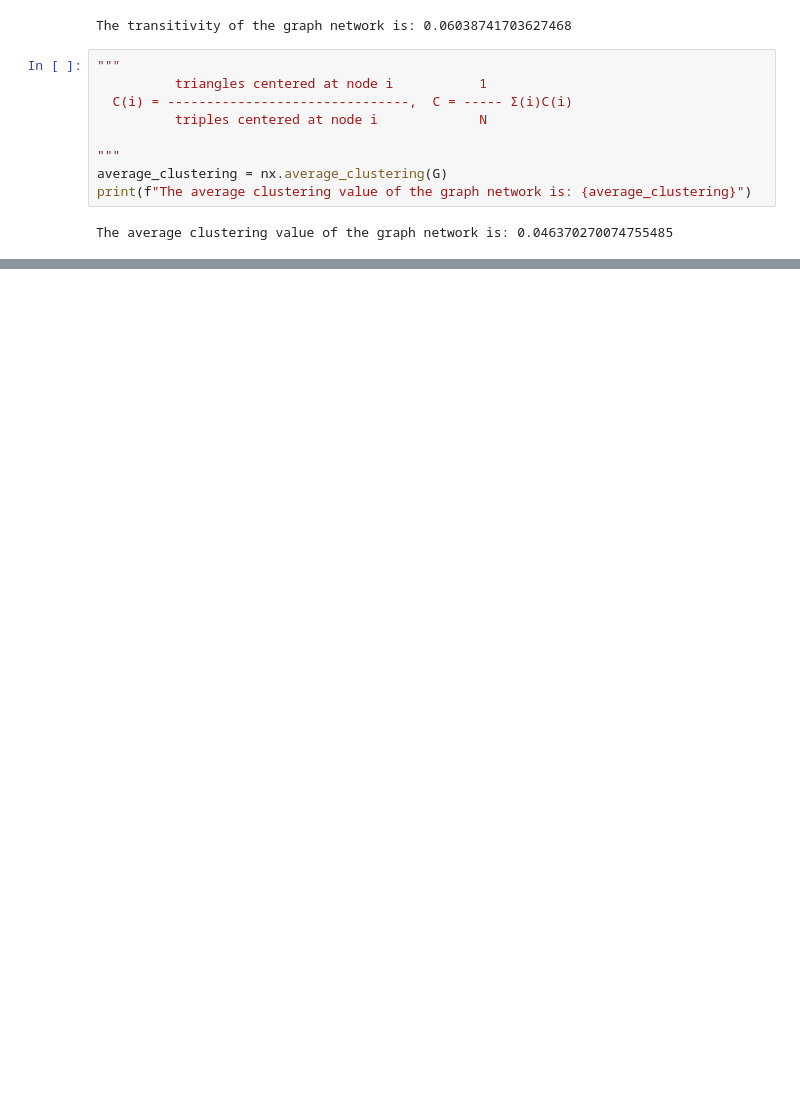
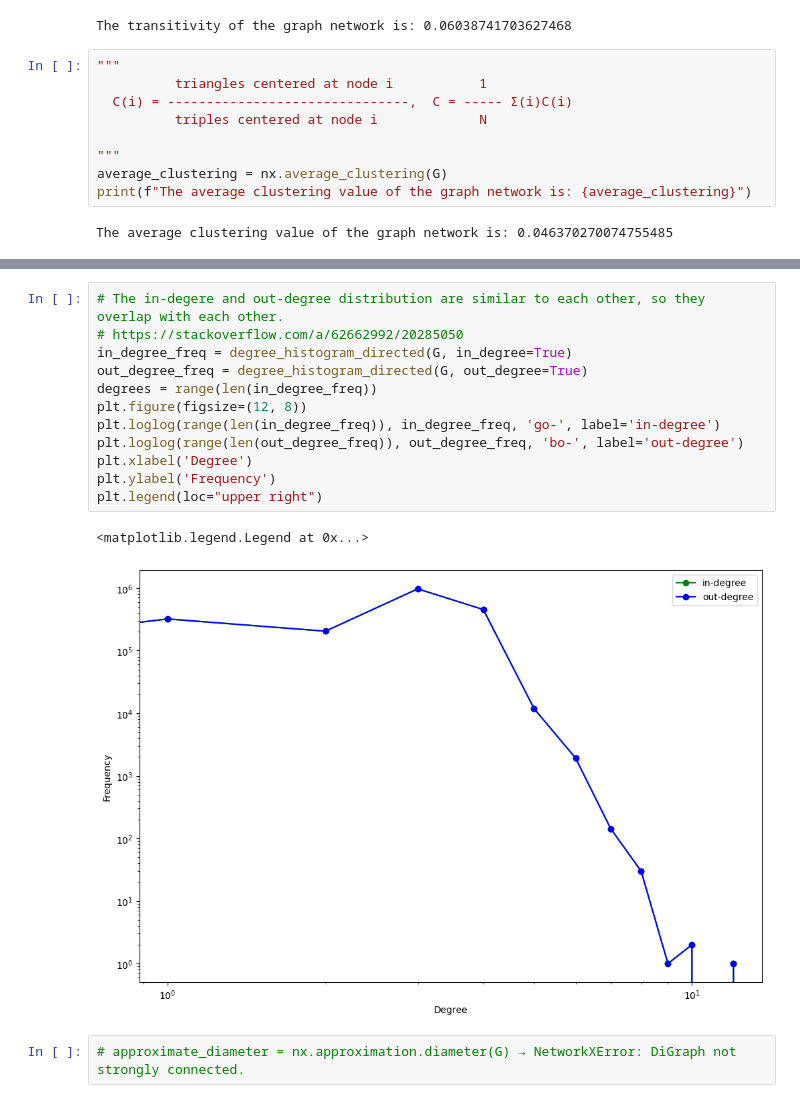
Before and after one commit to AylinNaebzadeh/Complex-Dynamic-Network, a Jupyter notebook: Assignment_2.ipynb, the cells around one changed output, grey strips where cells are left out. Drawn from its saved outputs; the diff is of its cells as text; blank space fills up the shorter version.

Commit message:
[add] : plot degree distribution + diameter for each component

```diff
--- a/Assignment_2.ipynb
+++ b/Assignment_2.ipynb
@@ -75,0 +178,17 @@ The average clustering value of the graph network is: 0.046370270074755485
+# %%
+# The in-degere and out-degree distribution are similar to each other, so they overlap with each other.
+# https://stackoverflow.com/a/62662992/20285050
+in_degree_freq = degree_histogram_directed(G, in_degree=True)
+out_degree_freq = degree_histogram_directed(G, out_degree=True)
+degrees = range(len(in_degree_freq))
+plt.figure(figsize=(12, 8))
+plt.loglog(range(len(in_degree_freq)), in_degree_freq, 'go-', label='in-degree')
+plt.loglog(range(len(out_degree_freq)), out_degree_freq, 'bo-', label='out-degree')
+plt.xlabel('Degree')
+plt.ylabel('Frequency')
+plt.legend(loc="upper right")
+# %% [output]
+<matplotlib.legend.Legend at 0x...>
+[figure, added]
+# %%
+# approximate_diameter = nx.approximation.diameter(G) → NetworkXError: DiGraph not strongly connected.
```
Also changed, not shown: parts of 7 cells of this notebook.
